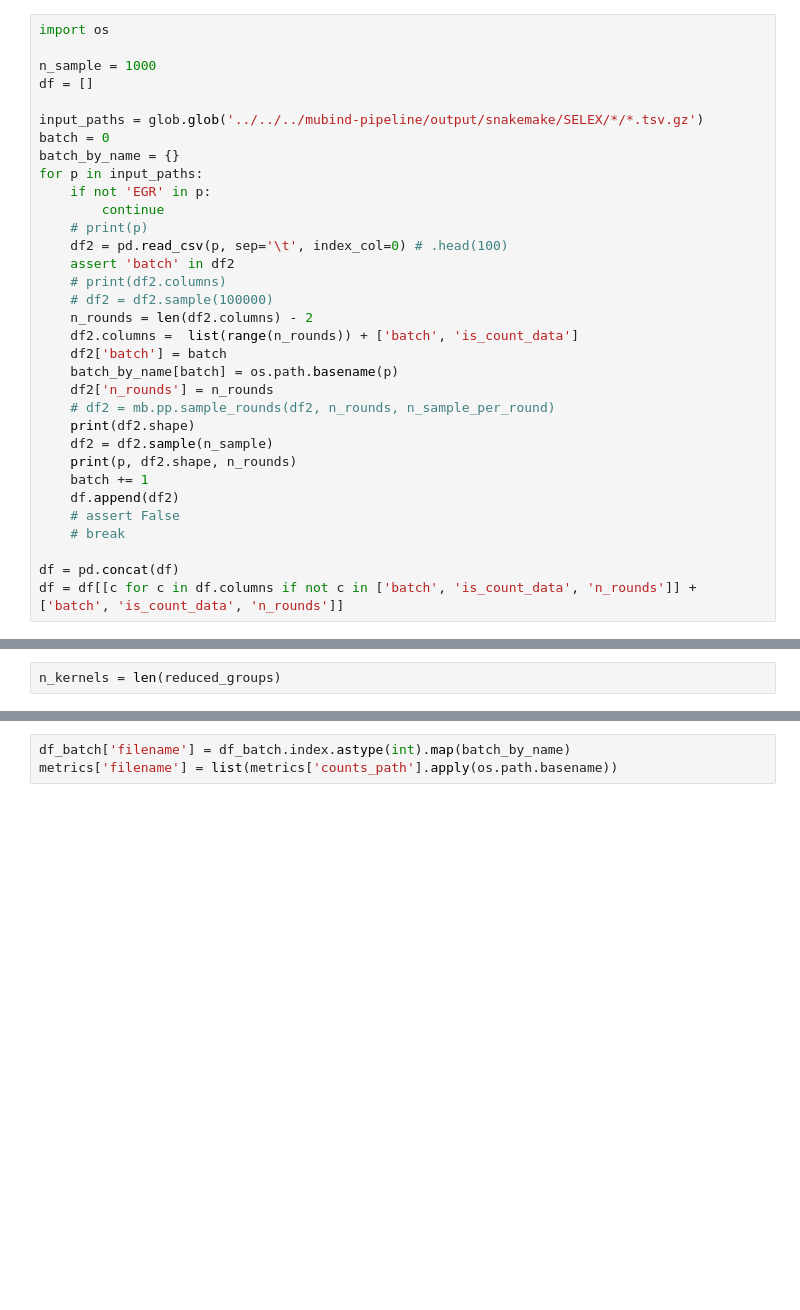
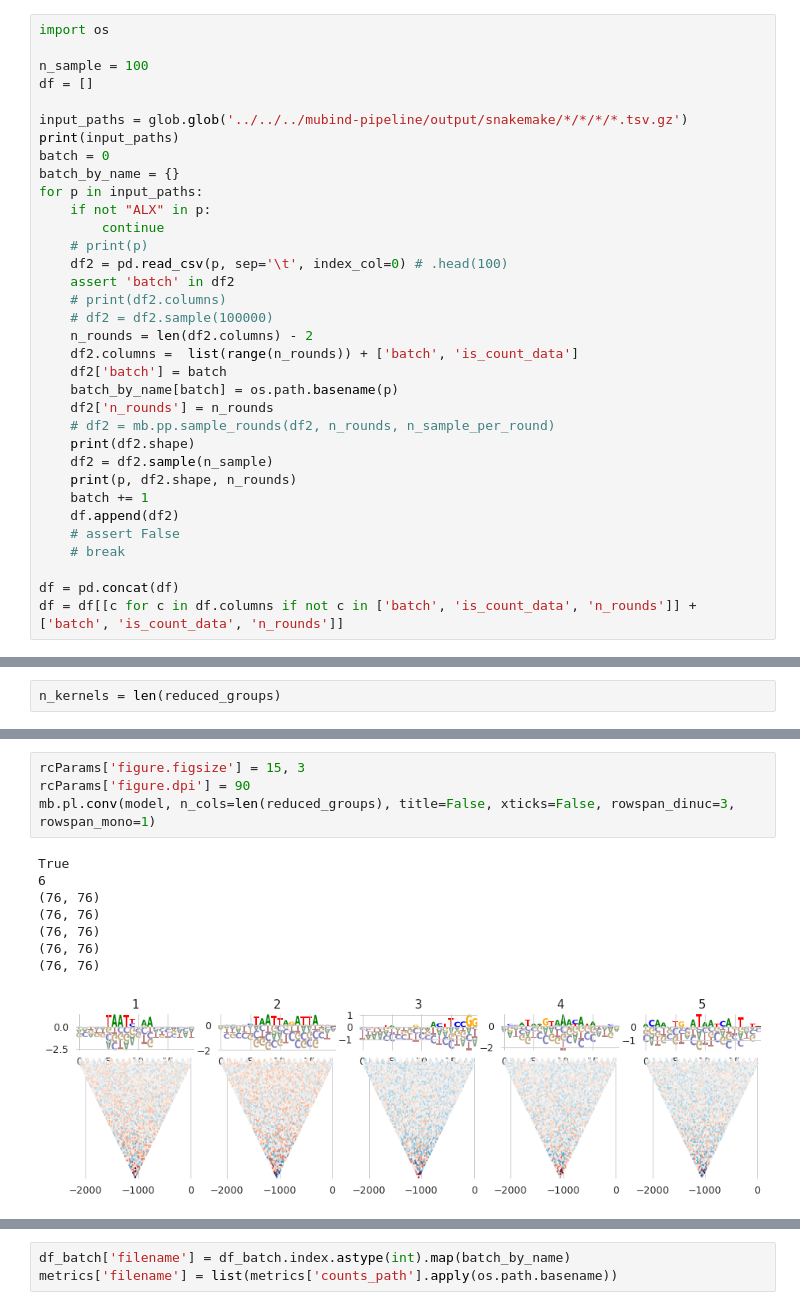
Before and after one commit to theislab/mubind, a Jupyter notebook: notebooks/concatenation/01_load_and_concatenate.ipynb, the cells around one changed output, grey strips where cells are left out. Cells and saved outputs as stored; diff of their text form; blank space fills up the shorter version.

```diff
--- a/notebooks/concatenation/01_load_and_concatenate.ipynb
+++ b/notebooks/concatenation/01_load_and_concatenate.ipynb
@@ -142,14 +132,15 @@ mb.pl.conv_mono(model, n_rows=len(reduced_groups) + 1, n_cols=2, title=False, xt
 # %%
 import os
 
-n_sample = 1000
+n_sample = 100
 df = []
 
-input_paths = glob.glob('../../../mubind-pipeline/output/snakemake/SELEX/*/*.tsv.gz')
+input_paths = glob.glob('../../../mubind-pipeline/output/snakemake/*/*/*/*.tsv.gz')
+print(input_paths)
 batch = 0
 batch_by_name = {}
 for p in input_paths:
-    if not 'EGR' in p:
+    if not "ALX" in p:
         continue
     # print(p)
     df2 = pd.read_csv(p, sep='\t', index_col=0) # .head(100)
@@ -227,0 +235,13 @@ model = mb.models.Multibind(
+# %%
+rcParams['figure.figsize'] = 15, 3
+rcParams['figure.dpi'] = 90
+mb.pl.conv(model, n_cols=len(reduced_groups), title=False, xticks=False, rowspan_dinuc=3, rowspan_mono=1)
+# %% [output]
+True
+6
+(76, 76)
+(76, 76)
+(76, 76)
+(76, 76)
+(76, 76)
+[figure, added]
```
Also changed, not shown: parts of 63 cells of this notebook.
